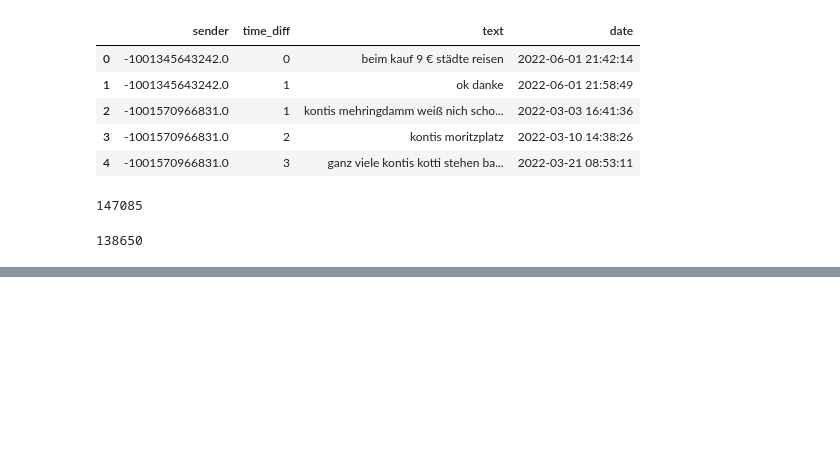
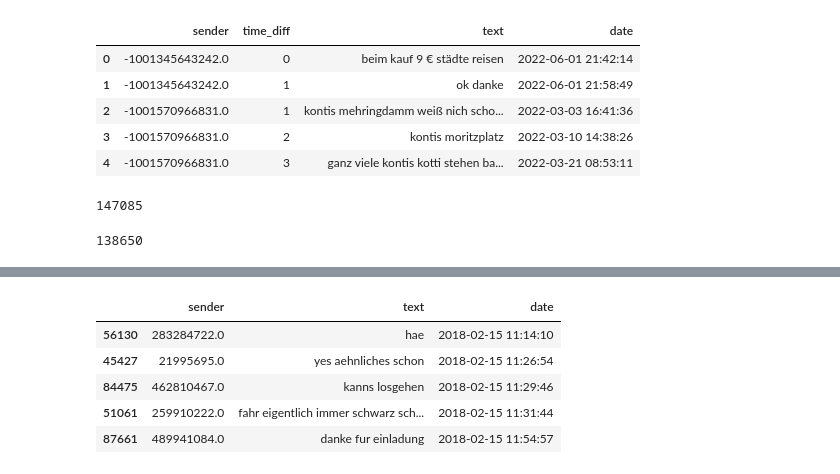
Before and after one commit to akinml/ticket-control-bvg, a Jupyter notebook: notebooks/first_nb.ipynb, the cells around one changed output, grey strips where cells are left out. Drawn from its saved outputs; the diff is of its cells as text; code cells hidden in the pictures; blank space fills up the shorter version.

```diff
--- a/notebooks/first_nb.ipynb
+++ b/notebooks/first_nb.ipynb
@@ -355,3 +358,12 @@ data_handover.head(100)
 100 rows × 3 columns
 # %%
 data_handover.to_csv('data_handover_for_team.csv')
+# %%
+data_handover.head()
+# %% [output]
+|  | sender | text | date |
+| 56130 | 283284722.0 | hae | 2018-02-15 11:14:10 |
+| 45427 | 21995695.0 | yes aehnliches schon | 2018-02-15 11:26:54 |
+| 84475 | 462810467.0 | kanns losgehen | 2018-02-15 11:29:46 |
+| 51061 | 259910222.0 | fahr eigentlich immer schwarz sch... | 2018-02-15 11:31:44 |
+| 87661 | 489941084.0 | danke fur einladung | 2018-02-15 11:54:57 |
```
Also changed, not shown: parts of 5 cells of this notebook, 6 other files.
